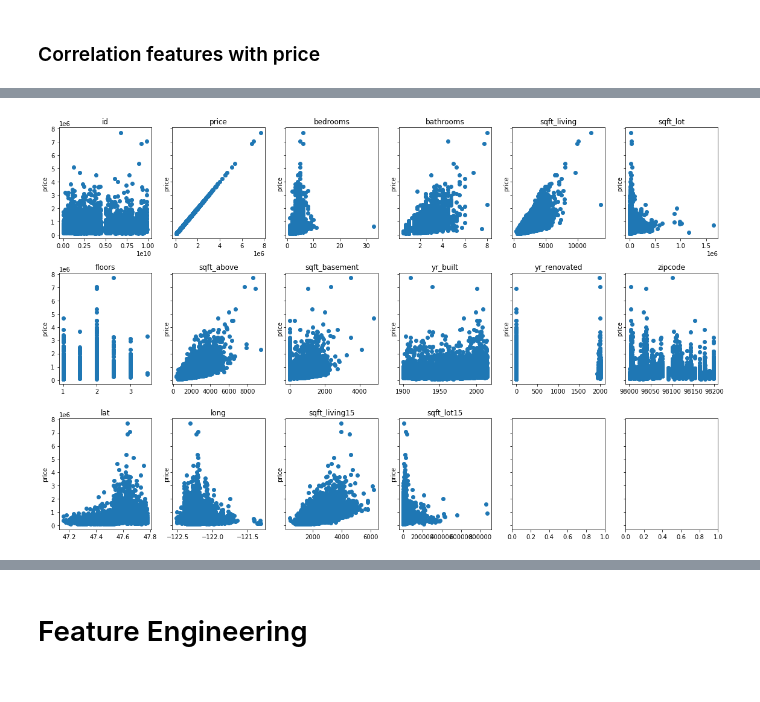
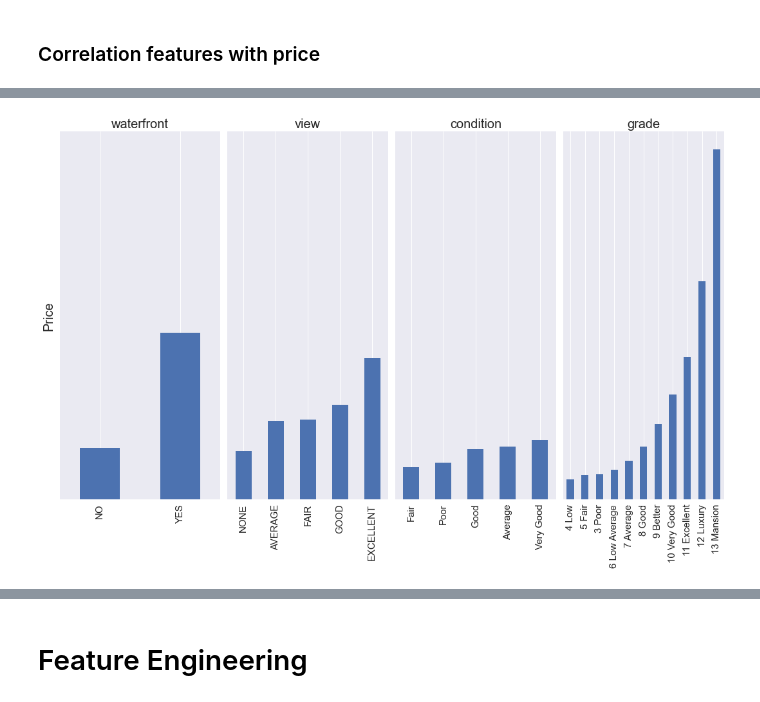
Before and after one commit to MadScientistYeon/phase2_project, a Jupyter notebook: student.ipynb, the cells around one changed output, grey strips where cells are left out. Drawn from its saved outputs; the diff is of its cells as text; code cells hidden in the pictures.

```diff
--- a/student.ipynb
+++ b/student.ipynb
@@ -145,3 +145,4 @@ cleaned_df2 = df2.dropna()
 # import library
 import matplotlib.pyplot as plt
 %matplotlib inline
+plt.style.use('seaborn')
@@ -148,14 +159,16 @@ import matplotlib.pyplot as plt
 # %%
-# plot categorical variables with price
+# plot categorical variables with price except date
 
-fig, axes = plt.subplots(nrows=3, ncols=6, figsize = (16, 10), sharey = True)
+fig, axes2 = plt.subplots(nrows = 1, ncols = 4, figsize = (15, 10), sharey = True)
 
-continous = [cont for cont in cleaned_df.select_dtypes(exclude=['object'])]
+categoricals = ['waterfront', 'view', 'condition', 'grade']
 
-for col, ax in zip(continous, axes.flatten()):
-    ax.scatter(cleaned_df[col], cleaned_df['price'])
-    ax.set_ylabel('price')
-    ax.set_title(col)
+for col, ax in zip(categoricals, axes2.flatten()):
+    cleaned_df.groupby(col).mean()['price'].sort_values().plot.bar(ax=ax, fontsize=15)
+    ax.set(xlabel=None)
+    ax.set_title(col, fontsize=20)
+    ax.set_yticks([])
+    ax.set_ylabel('Price', fontsize=20)
 fig.tight_layout()
 # %% [output]
-[figure, old version]
+[figure, new version]
```
Also changed, not shown: parts of 22 cells of this notebook, 10 other files.
